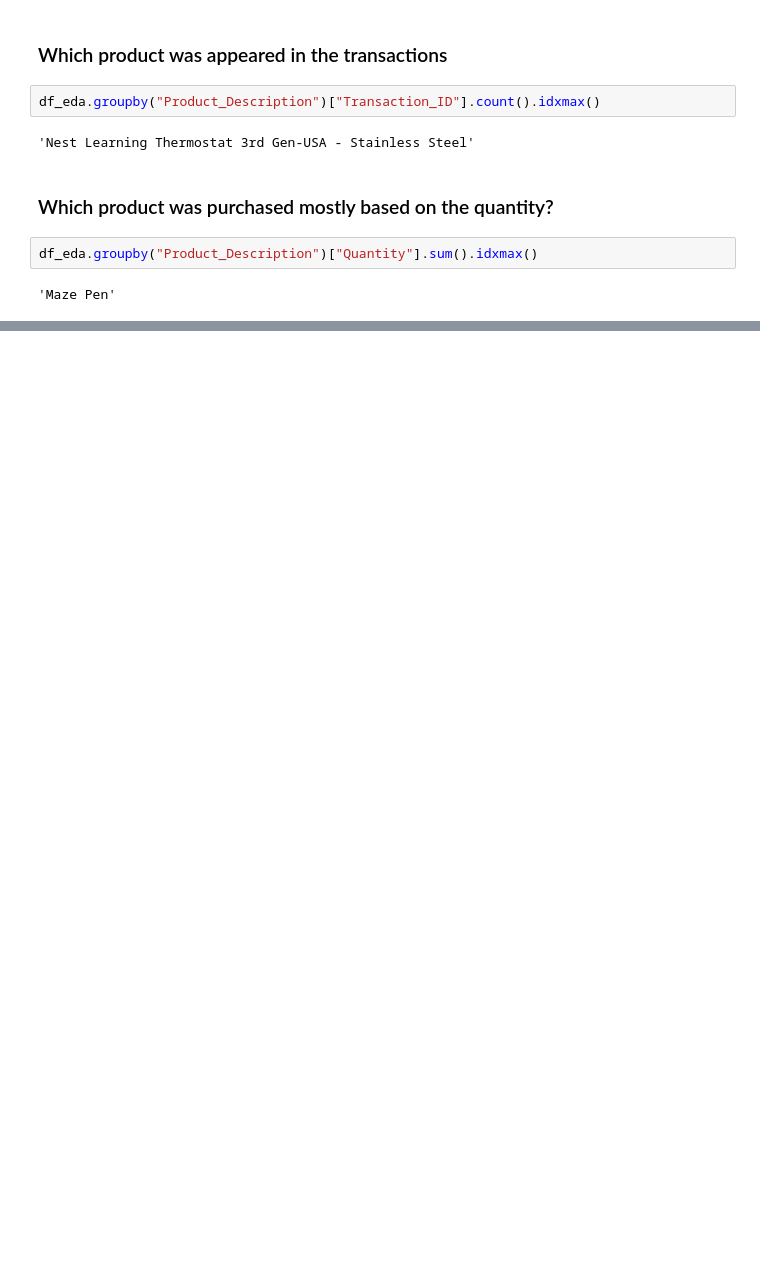
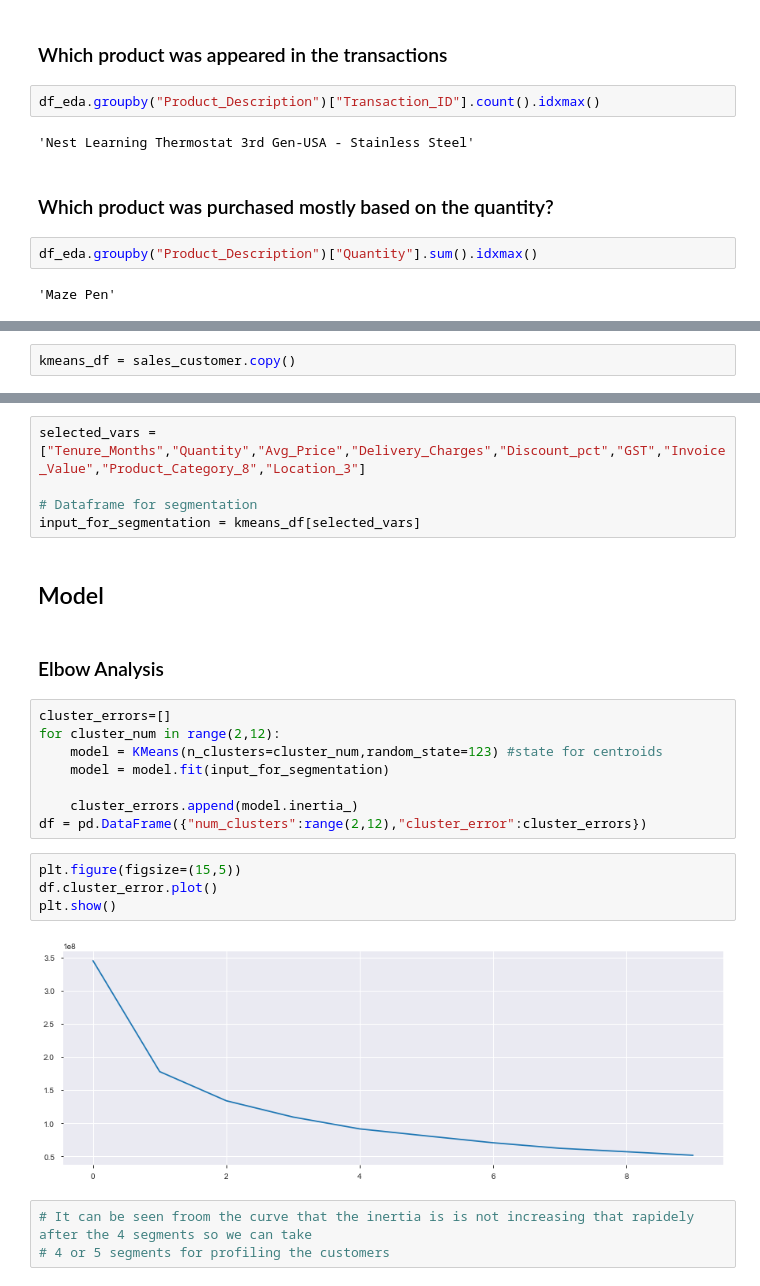
Before and after one commit to punits152/Marketing_Insights, a Jupyter notebook: total_assignment.ipynb, the cells around one changed output, grey strips where cells are left out. Saved outputs shown, nothing was run; the diff lists cells and outputs as text; blank space fills up the shorter version.

```diff
--- a/total_assignment.ipynb
+++ b/total_assignment.ipynb
@@ -463,0 +668,2 @@ df_eda.groupby("Product_Description")["Quantity"].sum().idxmax()
+# %%
+kmeans_df = sales_customer.copy()
@@ -463,0 +819,26 @@ df_eda.groupby("Product_Description")["Quantity"].sum().idxmax()
+# %%
+selected_vars = ["Tenure_Months","Quantity","Avg_Price","Delivery_Charges","Discount_pct","GST","Invoice_Value","Product_Category_8","Location_3"]
+
+# Dataframe for segmentation
+input_for_segmentation = kmeans_df[selected_vars]
+# %% [markdown]
+## Model
+# %% [markdown]
+### Elbow Analysis
+# %%
+cluster_errors=[]
+for cluster_num in range(2,12):
+    model = KMeans(n_clusters=cluster_num,random_state=123) #state for centroids
+    model = model.fit(input_for_segmentation)
+
+    cluster_errors.append(model.inertia_)
+df = pd.DataFrame({"num_clusters":range(2,12),"cluster_error":cluster_errors})
+# %%
+plt.figure(figsize=(15,5))
+df.cluster_error.plot()
+plt.show()
+# %% [output]
+[figure, added]
+# %%
+# It can be seen froom the curve that the inertia is is not increasing that rapidely after the 4 segments so we can take
+# 4 or 5 segments for profiling the customers
```
Also changed, not shown: parts of 131 cells of this notebook, 2 other files.
